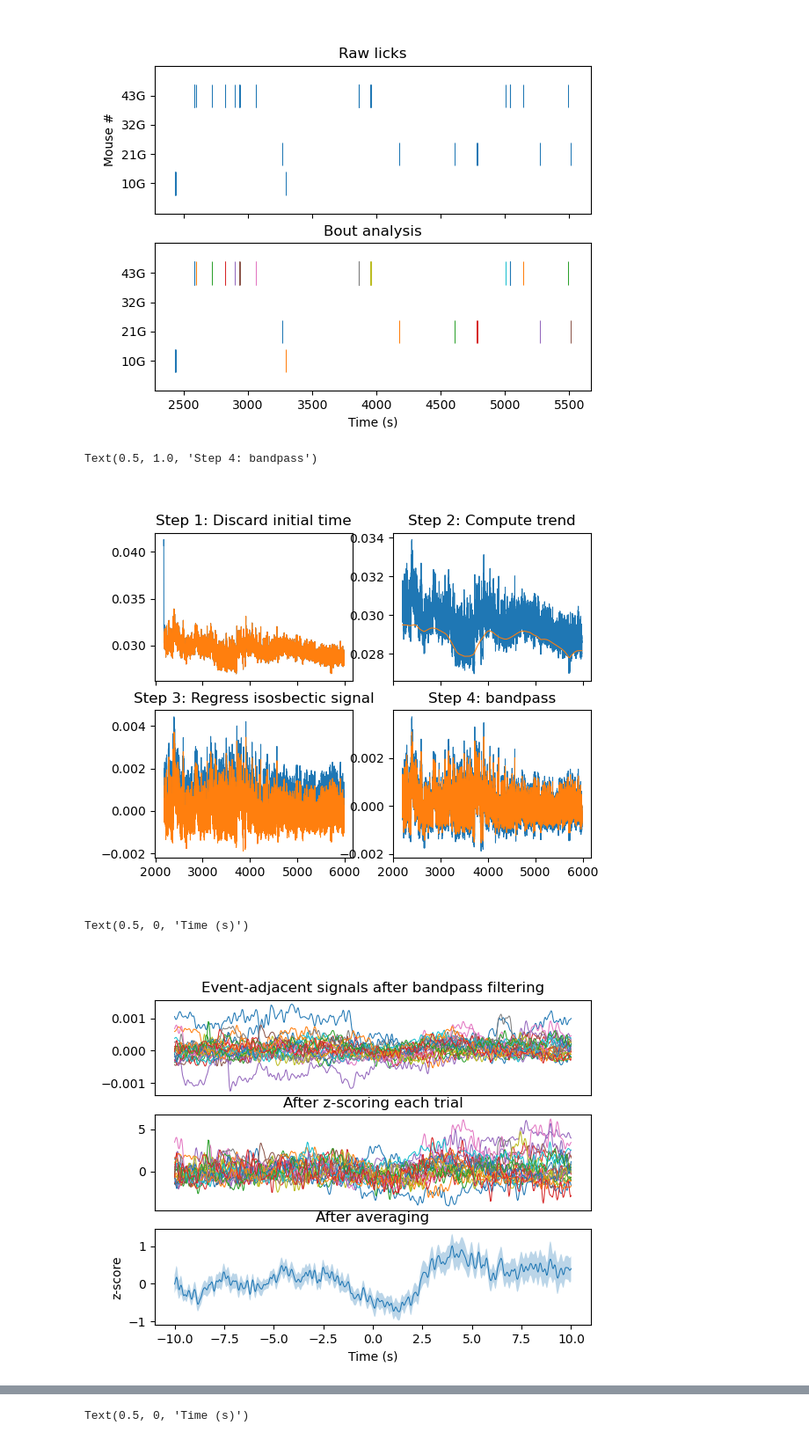
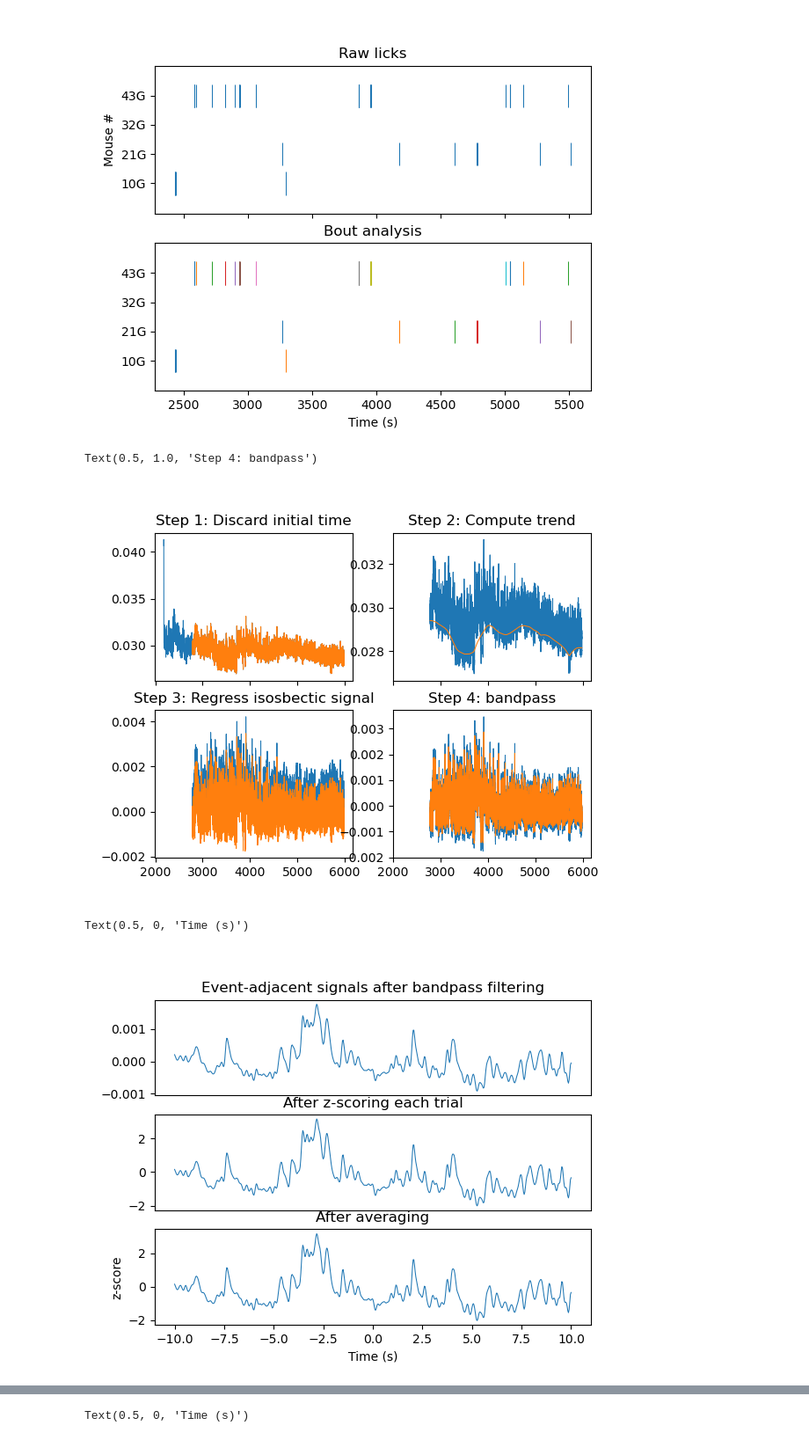
Before and after one commit to praneethnamburi/Photometry_and_Licks_BeyelerLab, a Jupyter notebook: notebooks/lick_analysis.ipynb, the cells around one changed output, grey strips where cells are left out. Shown: that part at 88% size. Saved outputs shown, nothing was run; the diff lists cells and outputs as text; code cells hidden in the pictures.

```diff
--- a/notebooks/lick_analysis.ipynb
+++ b/notebooks/lick_analysis.ipynb
@@ -18,7 +18,7 @@ default_params = {
     'mouse_col_offset'  : 11,
     'bout_th'           : 10, # s
     'target_sr'         : 30, # Hz
-    'discard_initial_s' : 15, # seconds
+    'discard_initial_s' : 600, # seconds
     'detrend_lambda'    : 1e6,
     'f_bandpass'        : (0.2, 6),
 }
@@ -70,41 +70,41 @@ ax[1, 1].plot(*m[m._t0 + p.discard_initial_s:].detrend_airPLS(p.detrend_lambda).
 ax[1, 1].set_title('Step 4: bandpass')
 # %% [output]
 Text(0.5, 1.0, 'Step 4: bandpass')
-[figure, old version]
+[figure, new version]
 # %%
 m_lickstart = d(mouse_id).lick_times
 events = tuple(m_lickstart.bout_start())
 
-discard_intervals = [(2050., 2075.), (3550., 3553.)] # add intervals in time that you wish to disregard for event related analysis
+discard_intervals = [(m._t0, m._t0+p.discard_initial_s), (2050., 2075.), (3550., 3553.)] # add intervals in time that you wish to disregard for event related analysis
+event_discard_sel = np.zeros(len(events), dtype=bool)
 events_filtered = []
-for ev_time in events:
+for ev_count, ev_time in enumerate(events):
     for dt_start, dt_end in discard_intervals:
         if dt_start <= ev_time <= dt_end:
-            continue
-        events_filtered.append(ev_time)
-events = events_filtered
+            event_discard_sel[ev_count] = True
+events = [ev for ev, discard in zip(events, event_discard_sel) if not discard]
 
 event_signals = sampled.Siglets(m_proc, events, window=(-10., 10.)) # set event window here (including baseline)
 baseline_signals = sampled.Siglets(m_proc, events, window=(-10., 0.)) # set baseline window here
 baseline_mean = baseline_signals(np.mean, axis='time')
 baseline_std = baseline_signals(np.std, axis='time')
 event_signals_z = (event_signals() - baseline_mean)/baseline_std
 
 _, ax = plt.subplots(3, 1)
 ax[0].plot(event_signals.t, event_signals()) # after bandpass
 ax[0].set_title('Event-adjacent signals after bandpass filtering')
 ax[0].get_xaxis().set_visible(False)
 ax[1].plot(event_signals.t, event_signals_z) # z-scored signals
 ax[1].get_xaxis().set_visible(False)
 ax[1].set_title('After z-scoring each trial')
 
 mu = np.mean(event_signals_z, axis=1)
 sem = np.std(event_signals_z, axis=1)/np.sqrt(event_signals.n)
 ax[2].plot(event_signals.t, mu) # mean of z-scored signals
 ax[2].fill_between(event_signals.t, mu-sem, mu+sem, alpha=0.3) # standard error of the mean
 ax[2].set_title('After averaging')
 ax[2].set_ylabel('z-score')
 ax[2].set_xlabel('Time (s)')
 # %% [output]
 Text(0.5, 0, 'Time (s)')
-[figure, old version]
+[figure, new version]
```
Also changed, not shown: parts of 2 cells of this notebook.
